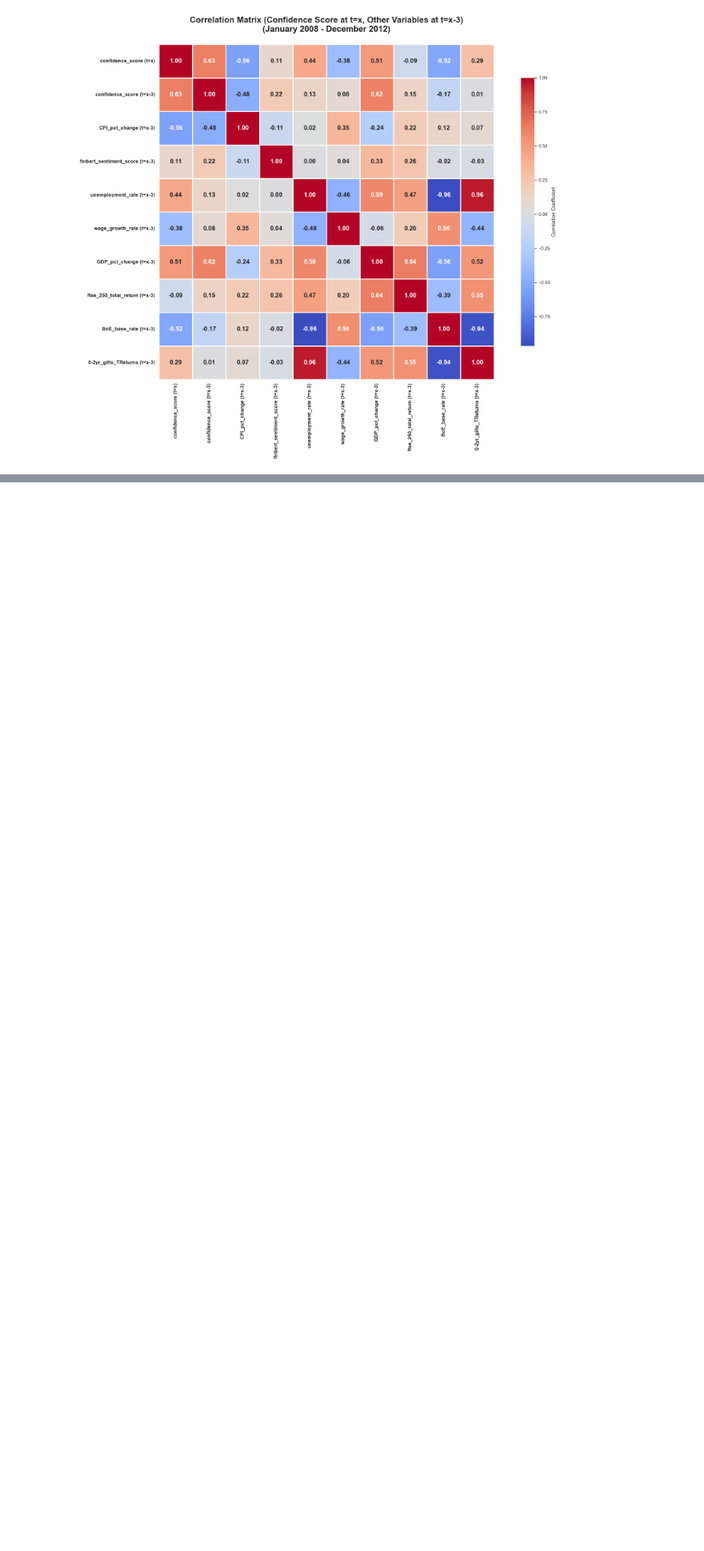
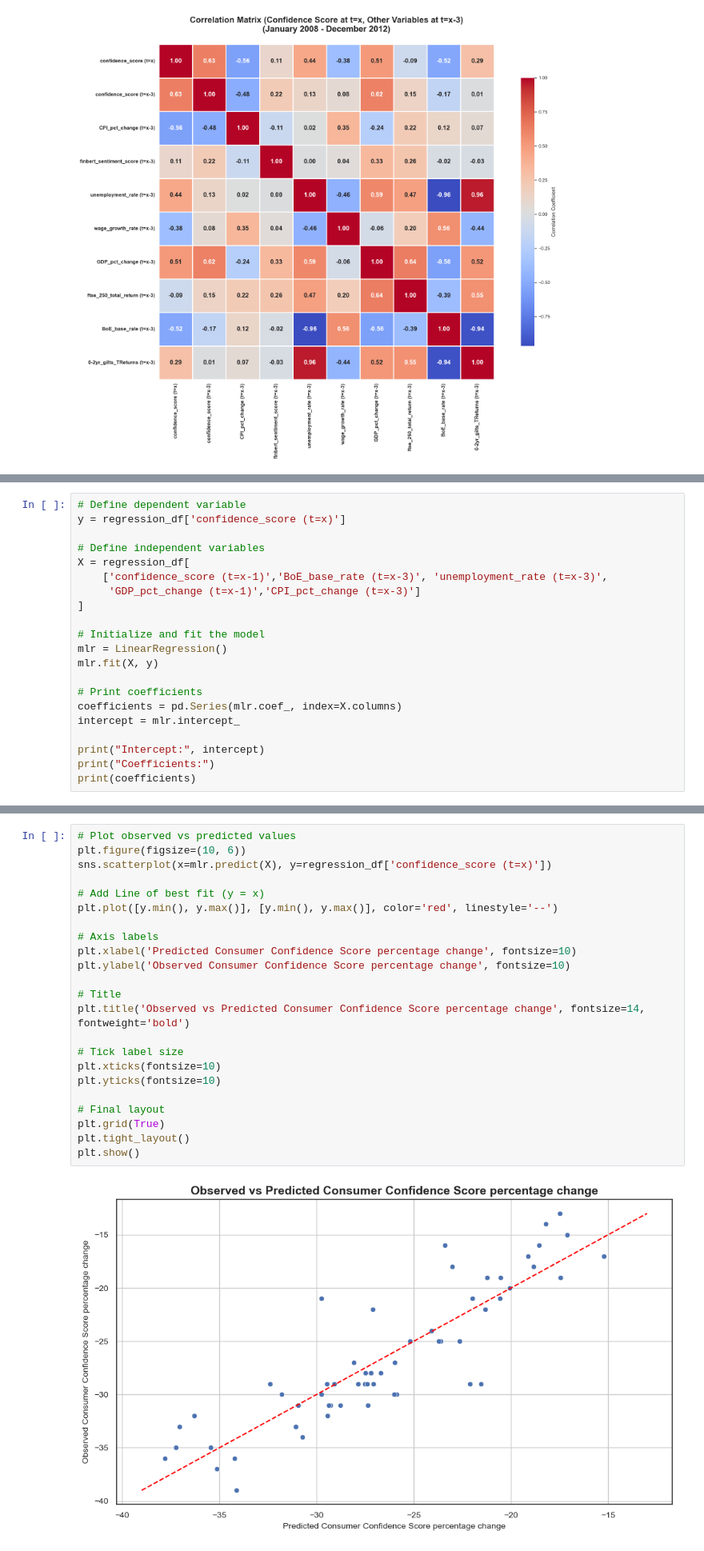
Before and after one commit to gamzebb/group-project, a Jupyter notebook: Confidence Score Analysis Sentiment, Corraletion, Predictions (2008-12).ipynb, the cells around one changed output, grey strips where cells are left out. Shown at 80% size. Saved outputs shown, nothing was run; the diff lists cells and outputs as text; blank space fills up the shorter version.

```diff
--- a/Confidence Score Analysis Sentiment, Corraletion, Predictions (2008-12).ipynb
+++ b/Confidence Score Analysis Sentiment, Corraletion, Predictions (2008-12).ipynb
@@ -605,0 +643,21 @@ plt.show()
+# %%
+# Define dependent variable
+y = regression_df['confidence_score (t=x)']
+
+# Define independent variables
+X = regression_df[
+    ['confidence_score (t=x-1)','BoE_base_rate (t=x-3)', 'unemployment_rate (t=x-3)',
+     'GDP_pct_change (t=x-1)','CPI_pct_change (t=x-3)']
+]
+
+# Initialize and fit the model
+mlr = LinearRegression()
+mlr.fit(X, y)
+
+# Print coefficients
+coefficients = pd.Series(mlr.coef_, index=X.columns)
+intercept = mlr.intercept_
+
+print("Intercept:", intercept)
+print("Coefficients:")
+print(coefficients)
@@ -605,0 +711,25 @@ plt.show()
+# %%
+# Plot observed vs predicted values
+plt.figure(figsize=(10, 6))
+sns.scatterplot(x=mlr.predict(X), y=regression_df['confidence_score (t=x)'])
+
+# Add Line of best fit (y = x)
+plt.plot([y.min(), y.max()], [y.min(), y.max()], color='red', linestyle='--')
+
+# Axis labels
+plt.xlabel('Predicted Consumer Confidence Score percentage change', fontsize=10)
+plt.ylabel('Observed Consumer Confidence Score percentage change', fontsize=10)
+
+# Title
+plt.title('Observed vs Predicted Consumer Confidence Score percentage change', fontsize=14, fontweight='bold')
+
+# Tick label size
+plt.xticks(fontsize=10)
+plt.yticks(fontsize=10)
+
+# Final layout
+plt.grid(True)
+plt.tight_layout()
+plt.show()
+# %% [output]
+[figure, added]
```
Also changed, not shown: parts of 51 cells of this notebook, 1 other file.
